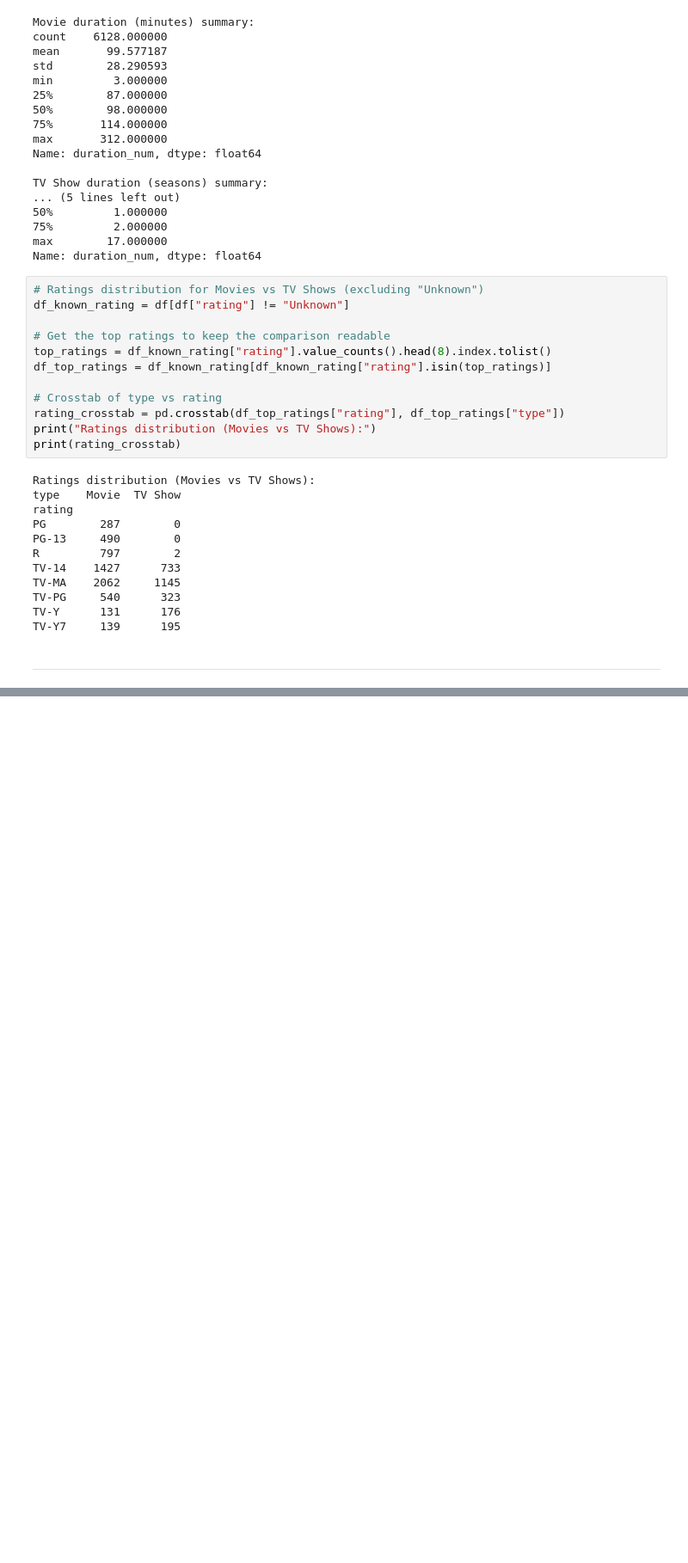
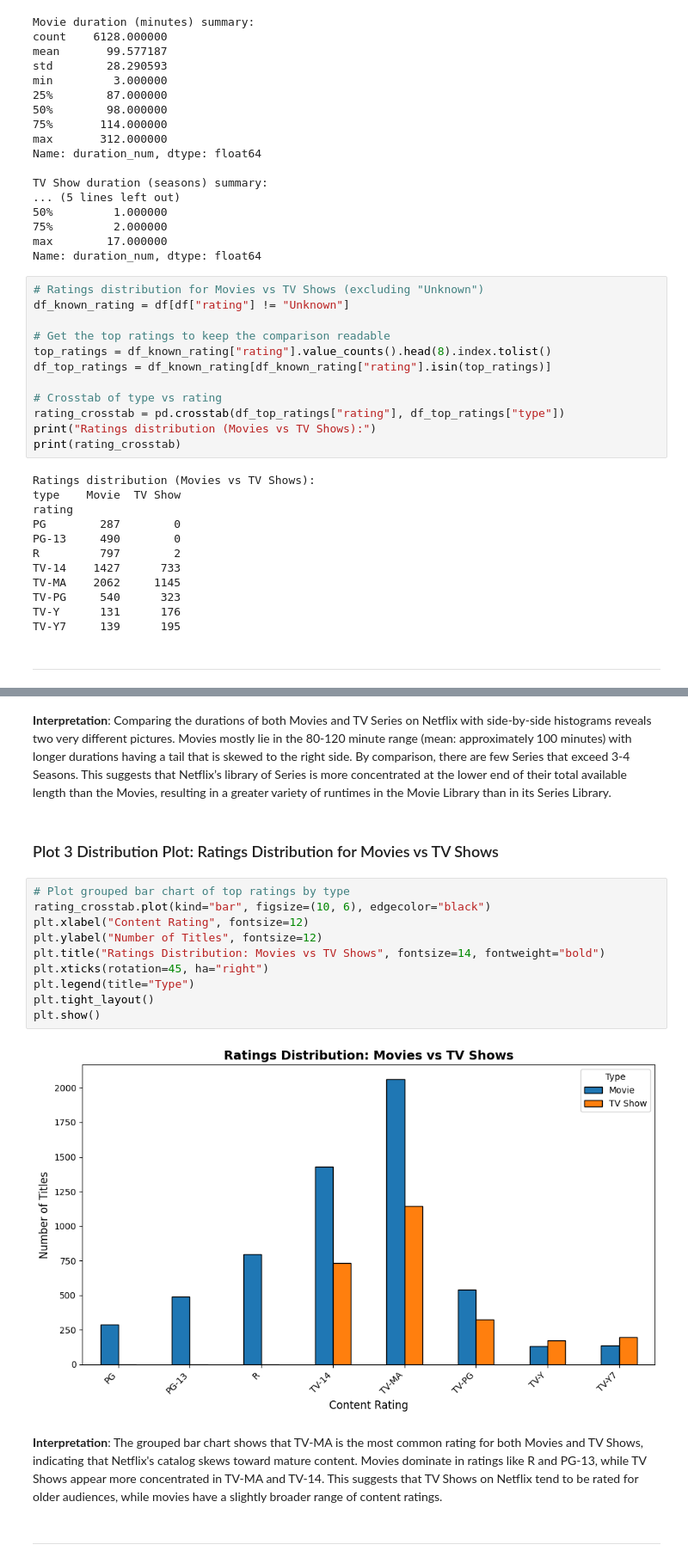
Before and after one commit to RiveraJoachin/CS4379G-Assignment1, a Jupyter notebook: notebooks/analysis.ipynb, the cells around one changed output, grey strips where cells are left out. Shown at 86% size. Saved outputs shown, nothing was run; the diff lists cells and outputs as text; blank space fills up the shorter version.

```diff
--- a/notebooks/analysis.ipynb
+++ b/notebooks/analysis.ipynb
@@ -195,0 +237,20 @@ TV-Y7     139      195
+# %% [markdown]
+**Interpretation**: Comparing the durations of both Movies and TV Series on Netflix with side-by-side histograms reveals two very different pictures. Movies mostly lie in the 80-120 minute range (mean: approximately 100 minutes) with longer durations having a tail that is skewed to the right side. By comparison, there are few Series that exceed 3-4 Seasons. This suggests that Netflix’s library of Series is more concentrated at the lower end of their total available length than the Movies, resulting in a greater variety of runtimes in the Movie Library than in its Series Library.
+# %% [markdown]
+### Plot 3 Distribution Plot: Ratings Distribution for Movies vs TV Shows
+# %%
+# Plot grouped bar chart of top ratings by type
+rating_crosstab.plot(kind="bar", figsize=(10, 6), edgecolor="black")
+plt.xlabel("Content Rating", fontsize=12)
+plt.ylabel("Number of Titles", fontsize=12)
+plt.title("Ratings Distribution: Movies vs TV Shows", fontsize=14, fontweight="bold")
+plt.xticks(rotation=45, ha="right")
+plt.legend(title="Type")
+plt.tight_layout()
+plt.show()
+# %% [output]
+[figure, added]
+# %% [markdown]
+**Interpretation**: The grouped bar chart shows that TV-MA is the most common rating for both Movies and TV Shows, indicating that Netflix's catalog skews toward mature content. Movies dominate in ratings like R and PG-13, while TV Shows appear more concentrated in TV-MA and TV-14. This suggests that TV Shows on Netflix tend to be rated for older audiences, while movies have a slightly broader range of content ratings.
+# %% [markdown]
+---
```
Also changed, not shown: parts of 6 cells of this notebook.
